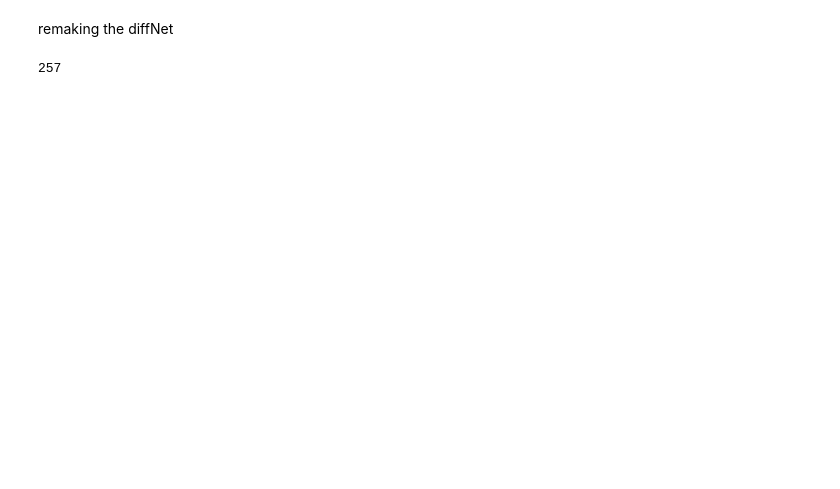
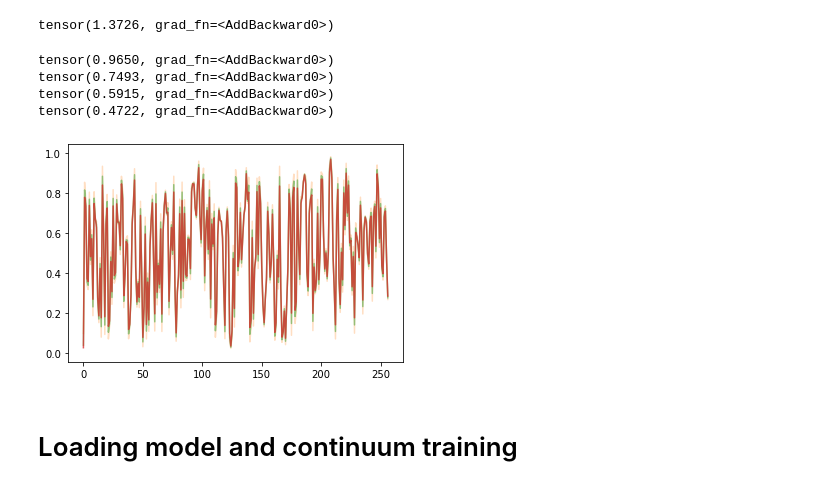
Before and after one commit to fbientrigo/machine-learning-physics, a Jupyter notebook: impl_2_mechanics/3_diffNetv1.ipynb, the cells around one changed output. Saved outputs shown, nothing was run; the diff lists cells and outputs as text; code cells hidden in the pictures; blank space fills up the shorter version.

Commit message:
added differential network with functons
- data merger inside of the first version
- capable of training and evolving

```diff
--- a/impl_2_mechanics/3_diffNetv1.ipynb
+++ b/impl_2_mechanics/3_diffNetv1.ipynb
@@ -159,3 +68,6 @@ def physics_constrain(force_params):
+# %%
+#constructing the network
+model = diffNet(depth=50)
 # %%
 for paramA in model.parameters():
     print(len(paramA)) # access every force parameter at each layer
@@ -174,2 +76,0 @@ for paramA in model.parameters():
-# %% [markdown]
-remaking the diffNet
@@ -194,8 +77,42 @@ class diffNet(nn.Module):
-# %%
-model = diffNet(depth=10)
-
-for paramA in model.parameters():
-    print(len(paramA)) # access every force parameter at each layer
-    # but we are getting extra parameters, because it is regenerating
-# %% [output]
-257
+# %%
+# how our loss functions looks for the model activation function
+# smooth_loss(force_params)
+# physics_constrain(force_params)
+
+smooth_rate = 0.03
+constrain_rate = 1.0 # F(v=0) = 0
+# L2_loss = nn.MSELoss()
+
+optimizer = torch.optim.SGD(model.parameters(), lr=0.03)
+# %%
+total_loss = smooth_rate * smooth_loss(list(model.parameters())[0]) +\
+    constrain_rate* physics_constrain(list(model.parameters())[0])
+
+# backward propagation
+total_loss
+# %% [output]
+tensor(1.3726, grad_fn=<AddBackward0>)
+# %%
+num_epochs = 100
+
+for i in range(num_epochs):
+    total_loss = smooth_rate * smooth_loss(list(model.parameters())[0]) +\
+        constrain_rate* physics_constrain(list(model.parameters())[0])
+
+    # backward propagation
+    if (i+1) % 25 == 0:
+        print(total_loss)
+
+    total_loss.backward()
+    optimizer.step()
+
+    if (i) % 25 == 0:
+        plt.plot(list(model.parameters())[0].detach(), alpha = i/num_epochs )
+
+    optimizer.zero_grad()
+# %% [output]
+tensor(0.9650, grad_fn=<AddBackward0>)
+tensor(0.7493, grad_fn=<AddBackward0>)
+tensor(0.5915, grad_fn=<AddBackward0>)
+tensor(0.4722, grad_fn=<AddBackward0>)
+[figure, added]
@@ -201,0 +182,2 @@ for paramA in model.parameters():
+# %% [markdown]
+# Loading model and continuum training
```
Also changed, not shown: parts of 26 cells of this notebook, 15 other files.
